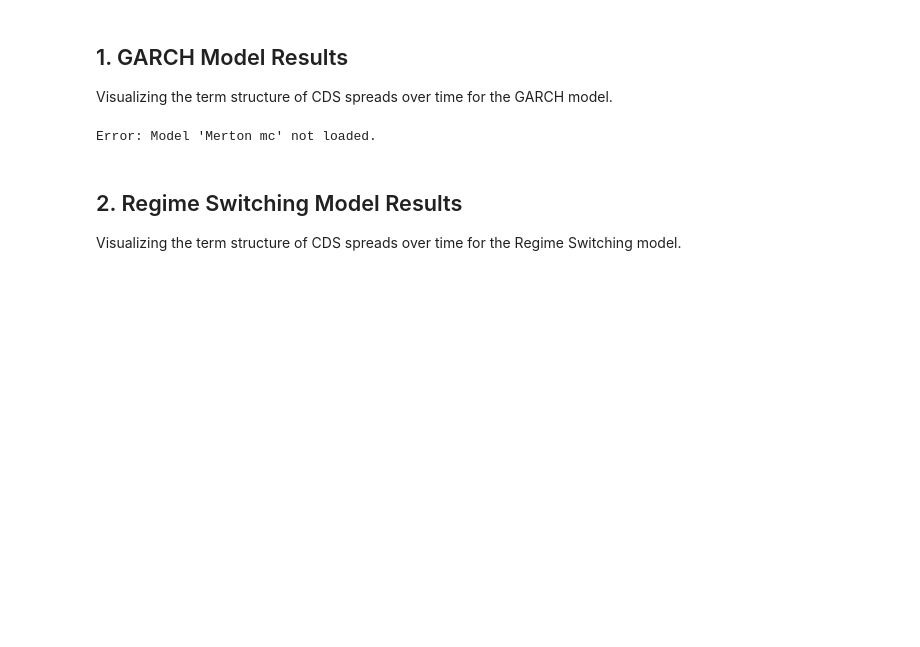
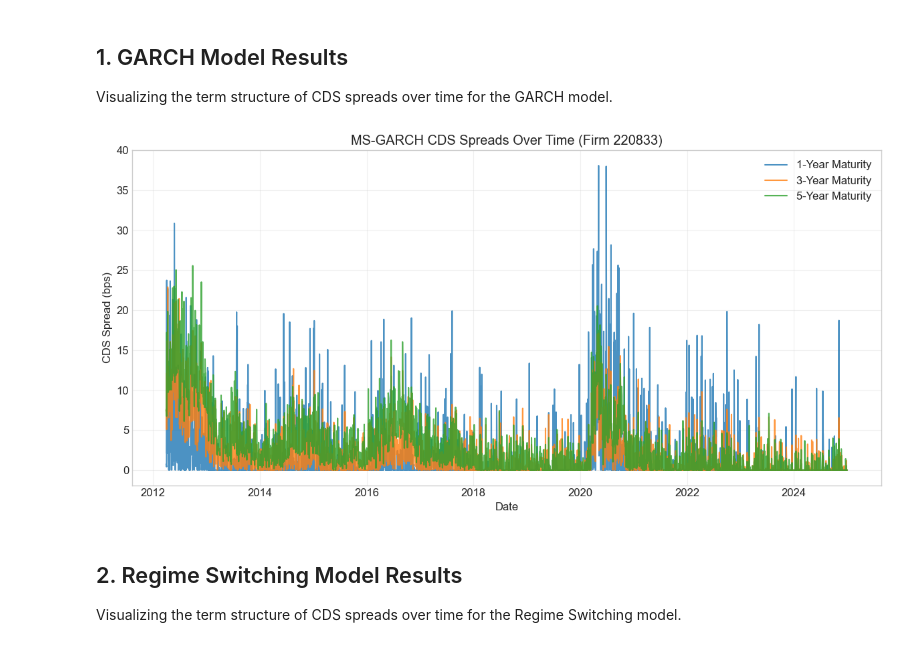
Before and after one commit to ChaseW3/Seminar-QF, a Jupyter notebook: Seminar QF/notebooks/visualize_results.ipynb, the cells around one changed output. Drawn from its saved outputs; the diff is of its cells as text; code cells hidden in the pictures; blank space fills up the shorter version.

```diff
--- a/Seminar QF/notebooks/visualize_results.ipynb
+++ b/Seminar QF/notebooks/visualize_results.ipynb
@@ -121,9 +124,9 @@ plotter.plot_spreads_over_time('Merton', gvkey=220833, maturities=[1, 3, 5])
 Visualizing the term structure of CDS spreads over time for the GARCH model.
 # %%
 # Plot for firm 14447
-plotter.plot_spreads_over_time('Merton mc', gvkey=220833, maturities=[1, 3, 5])
+plotter.plot_spreads_over_time('MS-GARCH', gvkey=220833, maturities=[1, 3, 5])
 # %% [output]
-Error: Model 'Merton mc' not loaded.
+[figure, added]
 # %% [markdown]
 ## 2. Regime Switching Model Results
 Visualizing the term structure of CDS spreads over time for the Regime Switching model.
```
Also changed, not shown: parts of 31 cells of this notebook.
